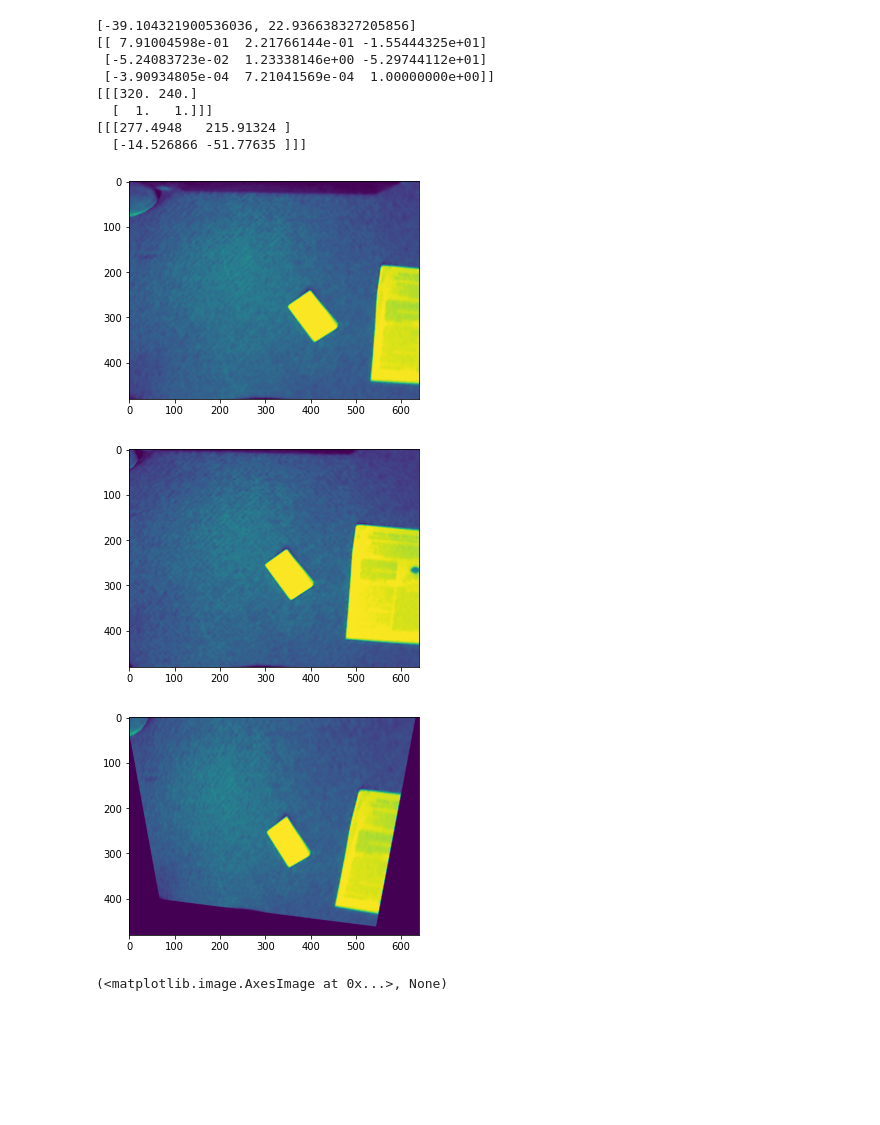
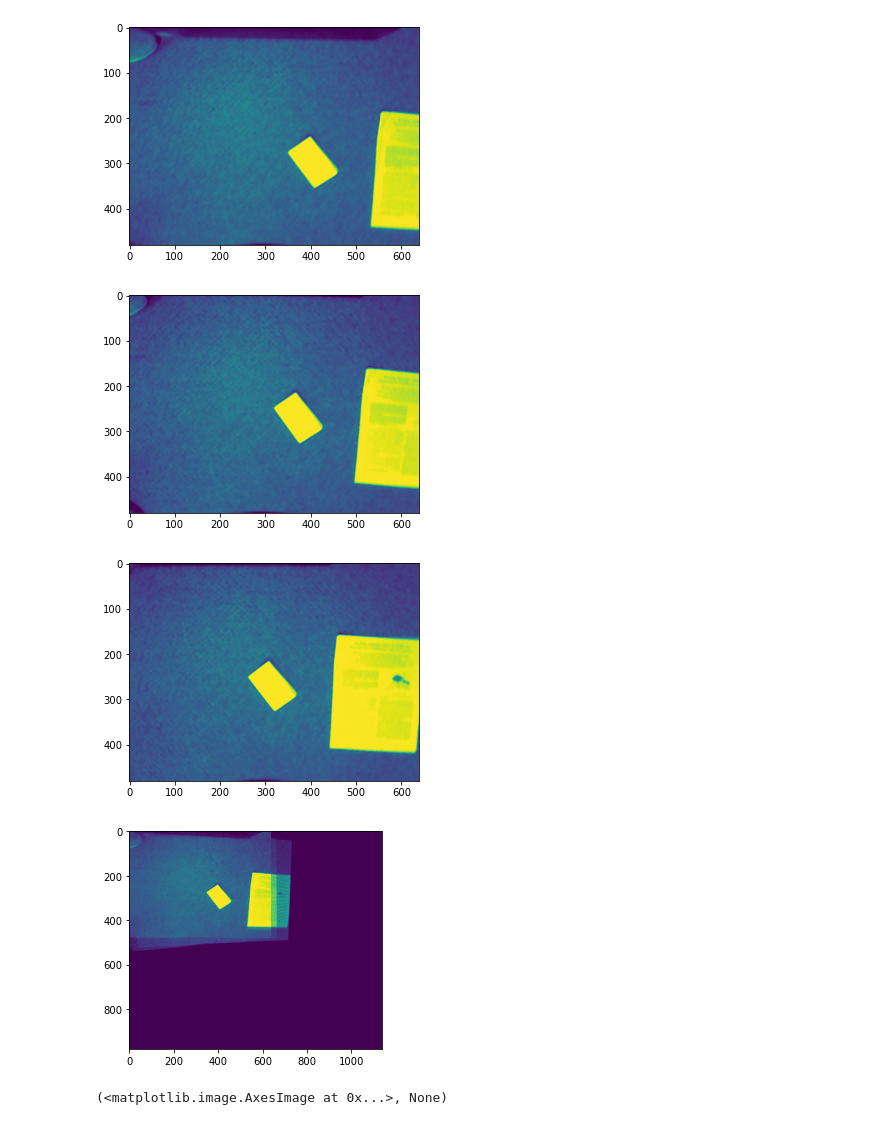
Before and after one commit to gabrielclark3330/biim-lab-hyperspectral, a Jupyter notebook: Src/imageHomographyNotebookv2.ipynb, the cells around one changed output. Cells and saved outputs as stored; diff of their text form; code cells hidden in the pictures; blank space fills up the shorter version.

```diff
--- a/Src/imageHomographyNotebookv2.ipynb
+++ b/Src/imageHomographyNotebookv2.ipynb
@@ -216,33 +218,51 @@ Not enough matches are found - 1/9
 [INFO] Transforms calculated from images
 [INFO] 200 transforms paired with image timestamps
-# %%
-img1 = images[0]
-img2 = images[110]
-transf = getTransfromImgs(img1, img2)
-print(transf.vector)
-print(transf.homography)
-src = np.array([[len(img1[0][0])//2, len(img1[0])//2], [1,1]], dtype='float32')
-src = np.array([src])
-print(src)
-dst = cv2.perspectiveTransform(src, transf.homography)
-print(dst)
-
-out = cv2.warpPerspective(np.float32(img1[0]), transf.homography, (len(img1[0][0]), len(img1[0])), flags=cv2.INTER_LINEAR)
-
-plt.imshow(np.float32(img1[0])),plt.show()
-plt.imshow(np.float32(img2[0])),plt.show()
-plt.imshow(out),plt.show()
-# %% [output]
-[-39.104321900536036, 22.936638327205856]
-[[ 7.91004598e-01  2.21766144e-01 -1.55444325e+01]
- [-5.24083723e-02  1.23338146e+00 -5.29744112e+01]
- [-3.90934805e-04  7.21041569e-04  1.00000000e+00]]
-[[[320. 240.]
-  [  1.   1.]]]
-[[[277.4948   215.91324 ]
-  [-14.526866 -51.77635 ]]]
-[figure, removed]
-[figure, removed]
-[figure, removed]
-(<matplotlib.image.AxesImage at 0x...>, None)
+# %%
+img1 = images[0]
+img2 = images[100]
+img3 = images[160]
+transf = getTransfromImgs(img2, img1)
+transf1 = getTransfromImgs(img3, img2)
+
+manual_dst = np.zeros((len(img1[0])+500, len(img1[0][0])+500))
+manual_dst[0:len(img1[0]), 0:len(img1[0][0])] = img1[0]
+for y in range(len(img1[0])):
+  for x in range(len(img1[0][0])):
+    if int(img2[0][y][x]) != 0:
+      src = np.array([[x, y]], dtype='float32')
+      src = np.array([src])
+      dst = cv2.perspectiveTransform(src, transf.homography)
+      place_x = max(0, min(int(dst[0][0][0]), len(manual_dst[0])-1))
+      place_y = max(0, min(int(dst[0][0][1]), len(manual_dst)-1))
+      manual_dst[place_y][place_x] = img2[0][y][x]//2 + manual_dst[place_y][place_x]//2
+
+for y in range(len(img1[0])):
+  for x in range(len(img1[0][0])):
+    if int(img3[0][y][x]) != 0:
+      src = np.array([[x, y]], dtype='float32')
+      src = np.array([src])
+
+      newMat = np.matmul(transf.homography, transf1.homography)
+      dst = cv2.perspectiveTransform(src, newMat)
+
+      place_x = max(0, min(int(dst[0][0][0]), len(manual_dst[0])-1))
+      place_y = max(0, min(int(dst[0][0][1]), len(manual_dst)-1))
+      manual_dst[place_y][place_x] = img3[0][y][x]//2 + manual_dst[place_y][place_x]//2
+
+'''
+out1 = cv2.warpPerspective(np.float32(img2[0]), transf.homography, (len(img1[0][0]), len(img1[0])), flags=cv2.INTER_LINEAR)
+out2 = cv2.warpPerspective(np.float32(img3[0]), transf1.homography, (len(img1[0][0]), len(img1[0])), flags=cv2.INTER_LINEAR)
+out3 = img3
+'''
+
+plt.imshow(np.float32(img1[0])),plt.show()
+plt.imshow(np.float32(img2[0])),plt.show()
+plt.imshow(np.float32(img3[0])),plt.show()
+plt.imshow(manual_dst),plt.show()
+# %% [output]
+[figure, added]
+[figure, added]
+[figure, added]
+[figure, added]
+(<matplotlib.image.AxesImage at 0x...>, None)
 # %%
```
Also changed, not shown: parts of 3 cells of this notebook.
